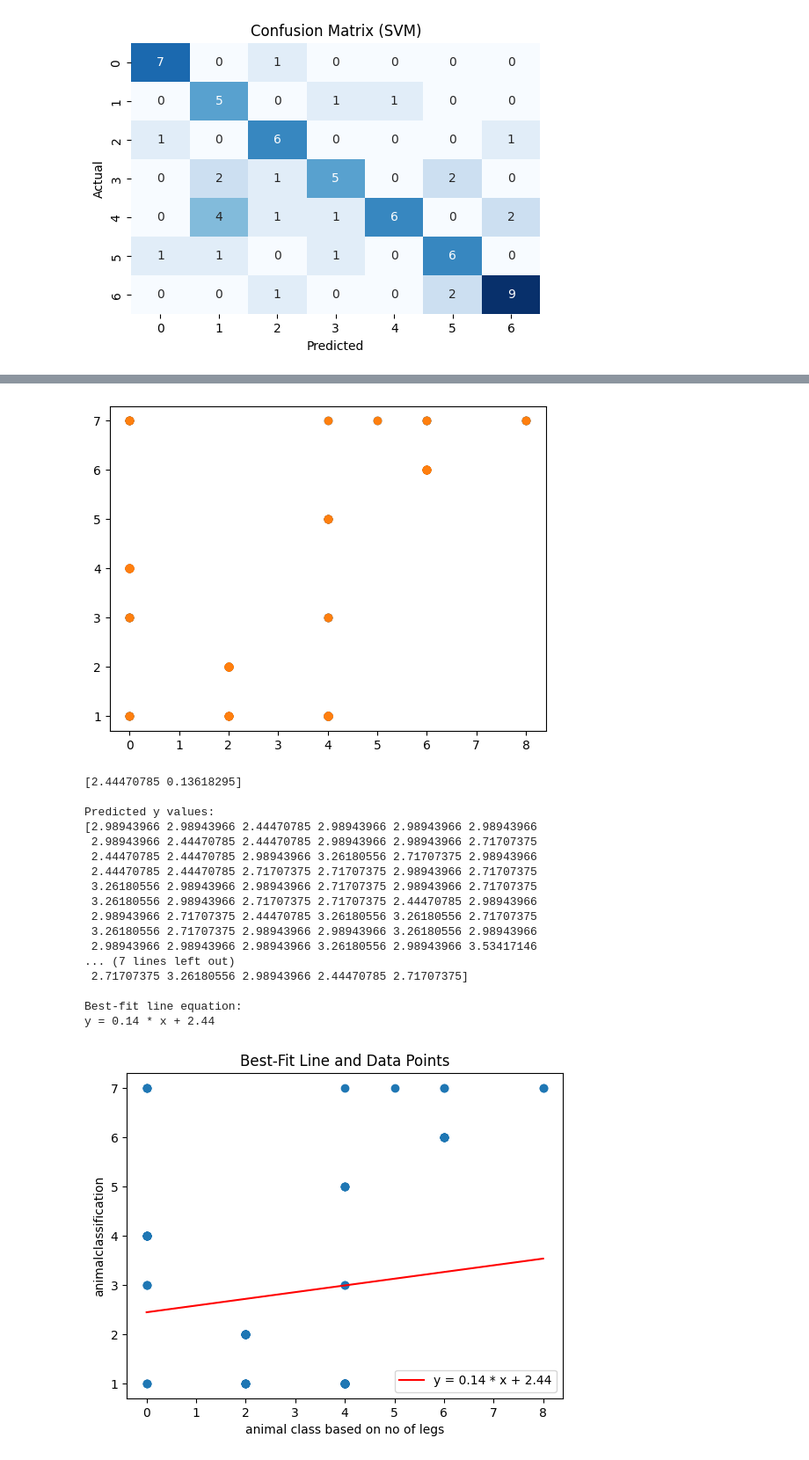
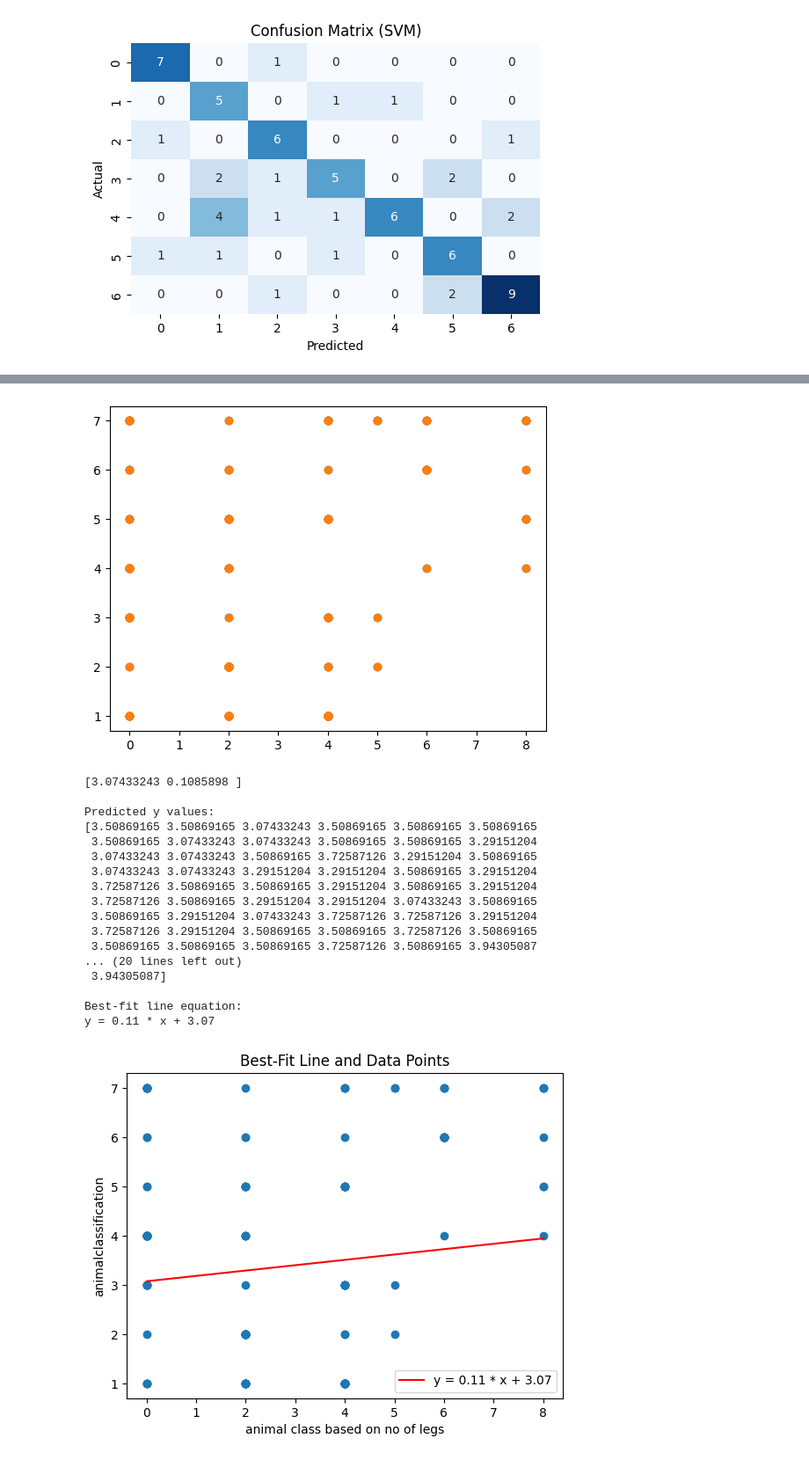
Before and after one commit to LAGISHETTYNANDITHA/2203A52097, a Jupyter notebook: statml_project.ipynb, the cells around one changed output, grey strips where cells are left out. Shown at 88% size. Saved outputs shown, nothing was run; the diff lists cells and outputs as text; code cells hidden in the pictures.

```diff
--- a/statml_project.ipynb
+++ b/statml_project.ipynb
@@ -417,7 +500,7 @@ import pandas as pd
 from sklearn.preprocessing import MinMaxScaler
 from sklearn.model_selection import train_test_split
 import matplotlib.pyplot as plt
-a = pd.read_csv('/content/zoo.csv')
+a = pd.read_csv('/content/zoo animal classification.csv')
 x=a['legs']
 y=a['class_type']
 plt.scatter(x,y)
@@ -476,19 +559,19 @@ Name: legs, Length: 101, dtype: int64
-[figure, old version]
+[figure, new version]
-[2.44470785 0.13618295]
+[3.07433243 0.1085898 ]
 
 Predicted y values:
-[2.98943966 2.98943966 2.44470785 2.98943966 2.98943966 2.98943966
- 2.98943966 2.44470785 2.44470785 2.98943966 2.98943966 2.71707375
- 2.44470785 2.44470785 2.98943966 3.26180556 2.71707375 2.98943966
- 2.44470785 2.44470785 2.71707375 2.71707375 2.98943966 2.71707375
- 3.26180556 2.98943966 2.98943966 2.71707375 2.98943966 2.71707375
- 3.26180556 2.98943966 2.71707375 2.71707375 2.44470785 2.98943966
- 2.98943966 2.71707375 2.44470785 3.26180556 3.26180556 2.71707375
- 3.26180556 2.71707375 2.98943966 2.98943966 3.26180556 2.98943966
- 2.98943966 2.98943966 2.98943966 3.26180556 2.98943966 3.53417146
-... (7 lines left out)
- 2.71707375 3.26180556 2.98943966 2.44470785 2.71707375]
+[3.50869165 3.50869165 3.07433243 3.50869165 3.50869165 3.50869165
+ 3.50869165 3.07433243 3.07433243 3.50869165 3.50869165 3.29151204
+ 3.07433243 3.07433243 3.50869165 3.72587126 3.29151204 3.50869165
+ 3.07433243 3.07433243 3.29151204 3.29151204 3.50869165 3.29151204
+ 3.72587126 3.50869165 3.50869165 3.29151204 3.50869165 3.29151204
+ 3.72587126 3.50869165 3.29151204 3.29151204 3.07433243 3.50869165
+ 3.50869165 3.29151204 3.07433243 3.72587126 3.72587126 3.29151204
+ 3.72587126 3.29151204 3.50869165 3.50869165 3.72587126 3.50869165
+ 3.50869165 3.50869165 3.50869165 3.72587126 3.50869165 3.94305087
+... (20 lines left out)
+ 3.94305087]
 
 Best-fit line equation:
-y = 0.14 * x + 2.44
+y = 0.11 * x + 3.07
-[figure, old version]
+[figure, new version]
```
Also changed, not shown: parts of 2 cells of this notebook.
